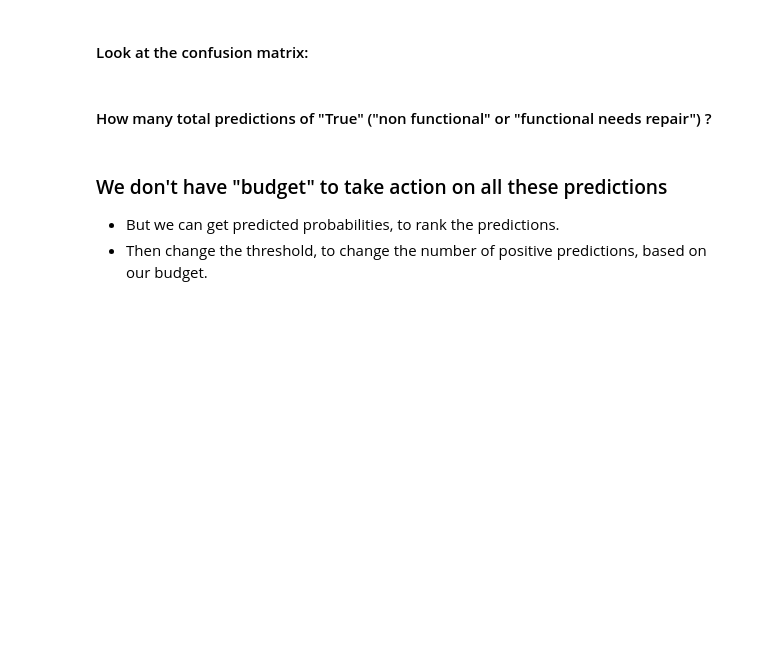
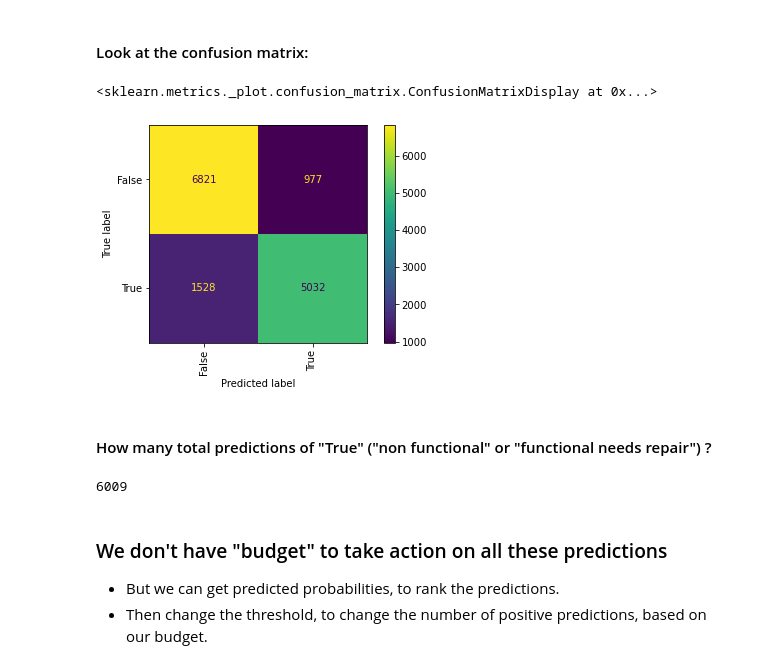
Before and after one commit to popkdodge/DS-Unit-2-Kaggle-Challenge, a Jupyter notebook: module4-classification-metrics/LS_DS_224.ipynb, the cells around one changed output. Cells and saved outputs as stored; diff of their text form; code cells hidden in the pictures; blank space fills up the shorter version.

```diff
--- a/module4-classification-metrics/LS_DS_224.ipynb
+++ b/module4-classification-metrics/LS_DS_224.ipynb
@@ -305,8 +322,17 @@ y_pred = pipeline.predict(X_val)
 ## Follow Along
 # %% [markdown]
 #### Look at the confusion matrix:
+# %%
+plot_confusion_matrix(pipeline, X_val, y_val, values_format='.0f', xticks_rotation='vertical')
+# %% [output]
+<sklearn.metrics._plot.confusion_matrix.ConfusionMatrixDisplay at 0x...>
+[figure, added]
 # %% [markdown]
 #### How many total predictions of "True" ("non functional" or "functional needs repair") ?
+# %%
+5032+977
+# %% [output]
+6009
 # %% [markdown]
 ### We don't have "budget" to take action on all these predictions
 
```
Also changed, not shown: parts of 20 cells of this notebook.
